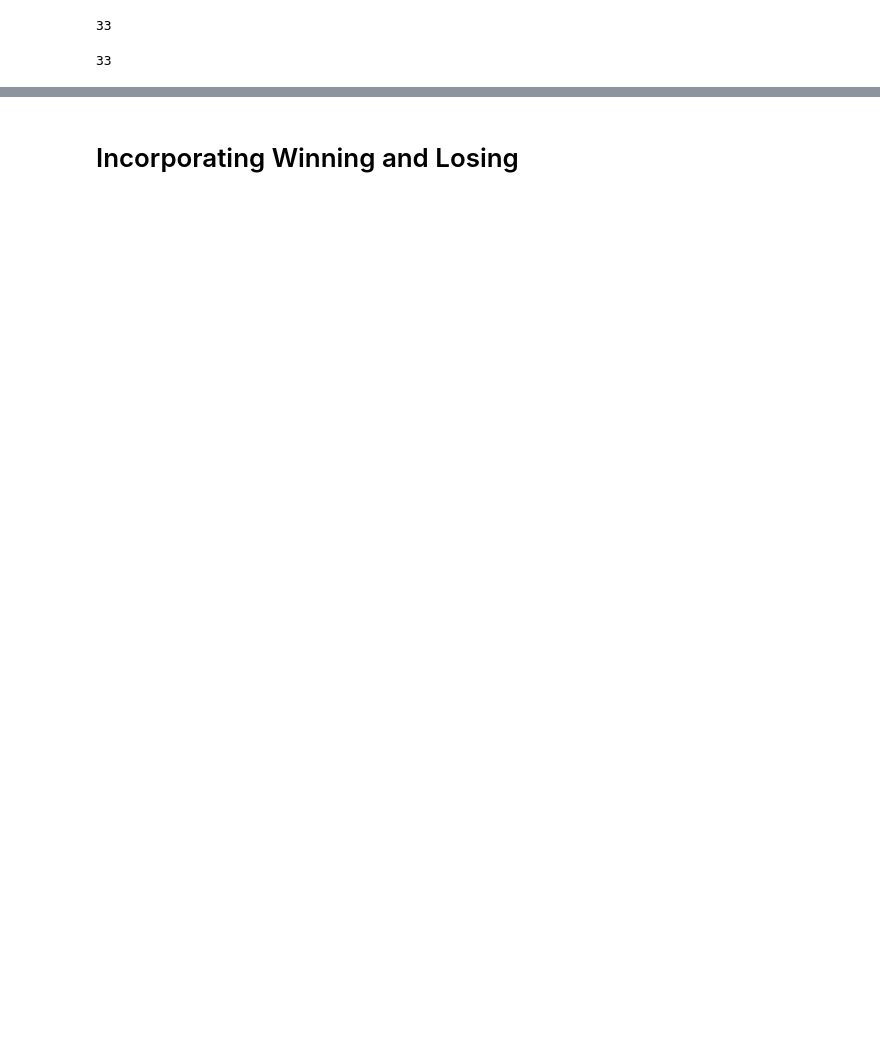
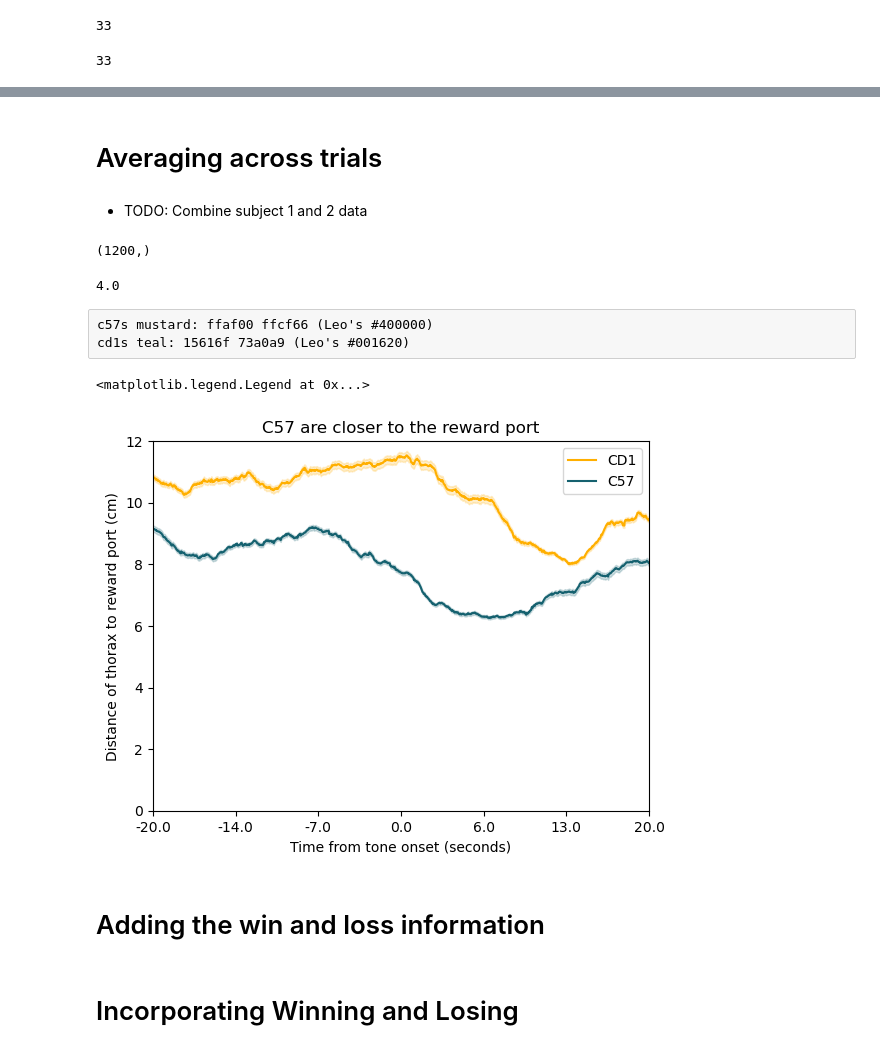
Before and after one commit to padillacoreanolab/dominance_strain_comparison, a Jupyter notebook: results/2023_05_02_rc_sleap_analysis/tone_distance_analysis.ipynb, the cells around one changed output, grey strips where cells are left out. Drawn from its saved outputs; the diff is of its cells as text; code cells hidden in the pictures; blank space fills up the shorter version.

```diff
--- a/results/2023_05_02_rc_sleap_analysis/tone_distance_analysis.ipynb
+++ b/results/2023_05_02_rc_sleap_analysis/tone_distance_analysis.ipynb
@@ -449,0 +281,5 @@ for index, row in tone_start_df.iterrows():
+# %% [markdown]
+# Averaging across trials
+# %%
+tone_start_df["thorax_to_reward_port_tone_trial_average_subj_1"] = tone_start_df["thorax_to_reward_port_tone_slices_subj_1"].apply(lambda x: np.mean(x, axis=0))
+tone_start_df["thorax_to_reward_port_tone_trial_average_subj_2"] = tone_start_df["thorax_to_reward_port_tone_slices_subj_2"].apply(lambda x: np.mean(x, axis=0))
@@ -450,3 +291,46 @@ for index, row in tone_start_df.iterrows():
+# %% [markdown]
+- TODO: Combine subject 1 and 2 data
+# %%
+c57_mean_distance = np.mean(tone_start_df[tone_start_df["Strain"] == "C57"]["thorax_to_reward_port_tone_trial_average_subj_1"], axis=0)
+cd1_mean_distance = np.mean(tone_start_df[tone_start_df["Strain"] == "CD1"]["thorax_to_reward_port_tone_trial_average_subj_1"], axis=0)
+# c57_sem_distance = np.std(tone_start_df[tone_start_df["Strain"] == "C57"]["thorax_to_reward_port_tone_trial_average_subj_1"].to_list(), axis=0)
+# cd1_sem_distance = np.std(tone_start_df[tone_start_df["Strain"] == "CD1"]["thorax_to_reward_port_tone_trial_average_subj_1"].to_list(), axis=0)
+cd1_sem_distance = np.std(tone_start_df[tone_start_df["Strain"] == "CD1"]["thorax_to_reward_port_tone_trial_average_subj_1"].to_list(), axis=0) / np.sqrt(tone_start_df[tone_start_df["Strain"] == "CD1"]["thorax_to_reward_port_tone_trial_average_subj_1"].iloc[0].shape[0])
+c57_sem_distance = np.std(tone_start_df[tone_start_df["Strain"] == "C57"]["thorax_to_reward_port_tone_trial_average_subj_1"].to_list(), axis=0) / np.sqrt(tone_start_df[tone_start_df["Strain"] == "C57"]["thorax_to_reward_port_tone_trial_average_subj_1"].iloc[0].shape[0])
+# %%
+tone_start_df[tone_start_df["Strain"] == "CD1"]["thorax_to_reward_port_tone_trial_average_subj_1"].iloc[0].shape
+# %% [output]
+(1200,)
+# %%
+np.sqrt(tone_start_df[tone_start_df["Strain"] == "CD1"]["thorax_to_reward_port_tone_trial_average_subj_1"].shape[0])
+# %% [output]
+4.0
+# %% [raw]
+c57s mustard: ffaf00 ffcf66 (Leo's #400000)
+cd1s teal: 15616f 73a0a9 (Leo's #001620)
+# %%
+# Add shading for the standard error
+plt.plot(cd1_mean_distance, color="#ffaf00", label="CD1")
+plt.fill_between(range(len(cd1_mean_distance)), cd1_mean_distance - cd1_sem_distance, cd1_mean_distance + cd1_sem_distance, color="#ffaf00", alpha=0.2)
+
+# Add shading for the standard error
+plt.plot(c57_mean_distance, color="#15616f", label="C57")
+plt.fill_between(range(len(c57_mean_distance)), c57_mean_distance - c57_sem_distance, c57_mean_distance + c57_sem_distance, color="#15616f", alpha=0.2)
+plt.ylabel("Distance of thorax to reward port (cm)")
+plt.xlabel("Time from tone onset (seconds)")
+
+xticks = plt.xticks()[0]  # Get current x-axis ticks
+plt.xticks(xticks, xticks // 30 - 20)  # Set new x-axis ticks
+plt.xlim(0, 1200)
+plt.ylim(0, 12)
+plt.title("C57 are closer to the reward port")
+
+plt.legend()
+# %% [output]
+<matplotlib.legend.Legend at 0x...>
+[figure, added]
+# %% [markdown]
+# Adding the win and loss information
 # %% [markdown]
 # Incorporating Winning and Losing
 # %%
```
Also changed, not shown: parts of 121 cells of this notebook.
